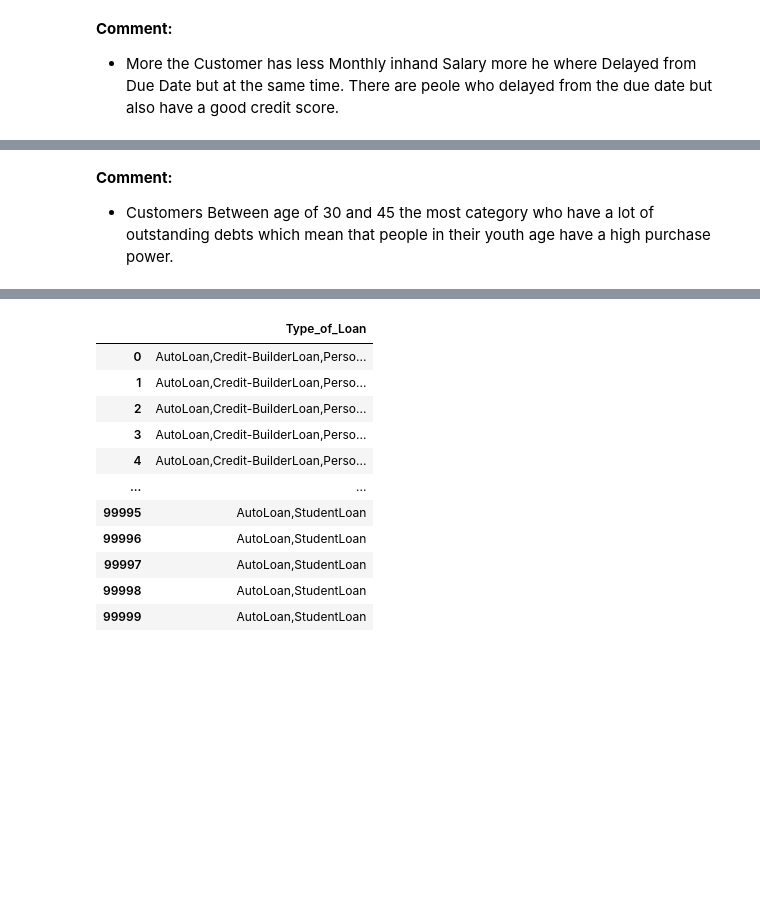
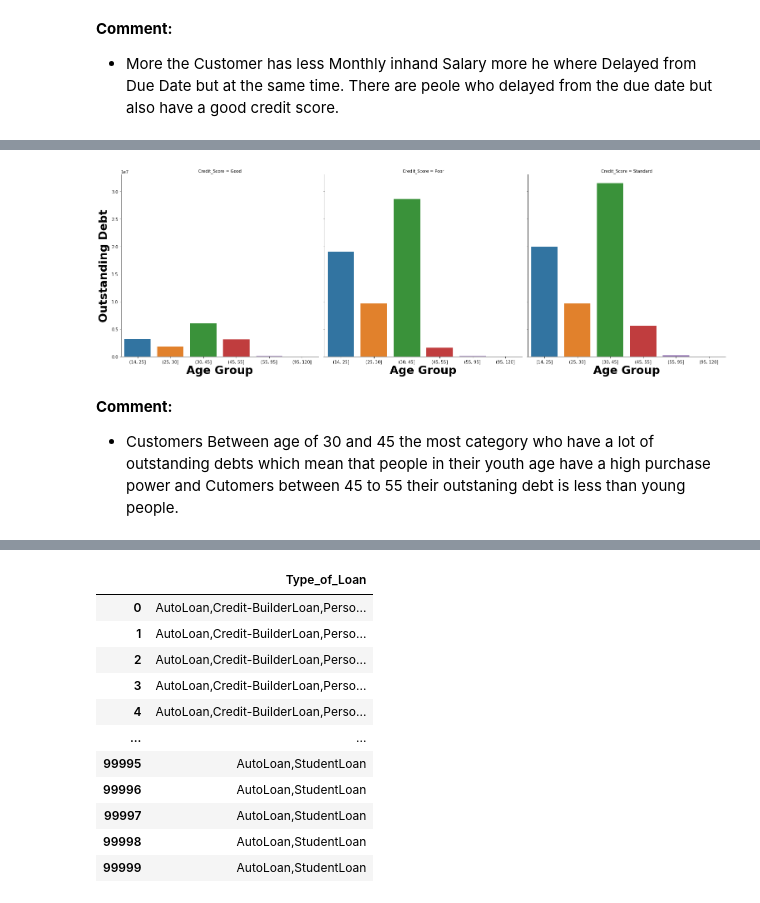
Before and after one commit to MohamedRamadanYakoup/Credit_Score_Classification, a Jupyter notebook: credit-score-cleaning-eda-modeling.ipynb, the cells around one changed output, grey strips where cells are left out. Saved outputs shown, nothing was run; the diff lists cells and outputs as text; code cells hidden in the pictures; blank space fills up the shorter version.

```diff
--- a/credit-score-cleaning-eda-modeling.ipynb
+++ b/credit-score-cleaning-eda-modeling.ipynb
@@ -486,4 +467,10 @@ sns.barplot(data=age_groups, x="Age_Group", y="Outstanding_Debt", hue="Credit_Sc
+# %%
+g = sns.catplot(data=age_groups, x="Age_Group", y="Outstanding_Debt", height=7, aspect=1, col="Credit_Score", kind="bar", ci=None)
+g.set_axis_labels( "Age Group", "Outstanding Debt", size=27,fontweight="bold")
+plt.show()
+# %% [output]
+[figure, added]
 # %% [markdown]
 **Comment:**
 <br>
-* Customers Between age of 30 and 45 the most category who have a lot of outstanding debts which mean that people in their youth age have a high purchase power.
+* Customers Between age of 30 and 45 the most category who have a lot of outstanding debts which mean that people in their youth age have a high purchase power and Cutomers between 45 to 55 their outstaning debt is less than young people.
```
Also changed, not shown: parts of 22 cells of this notebook, 2 other files.
